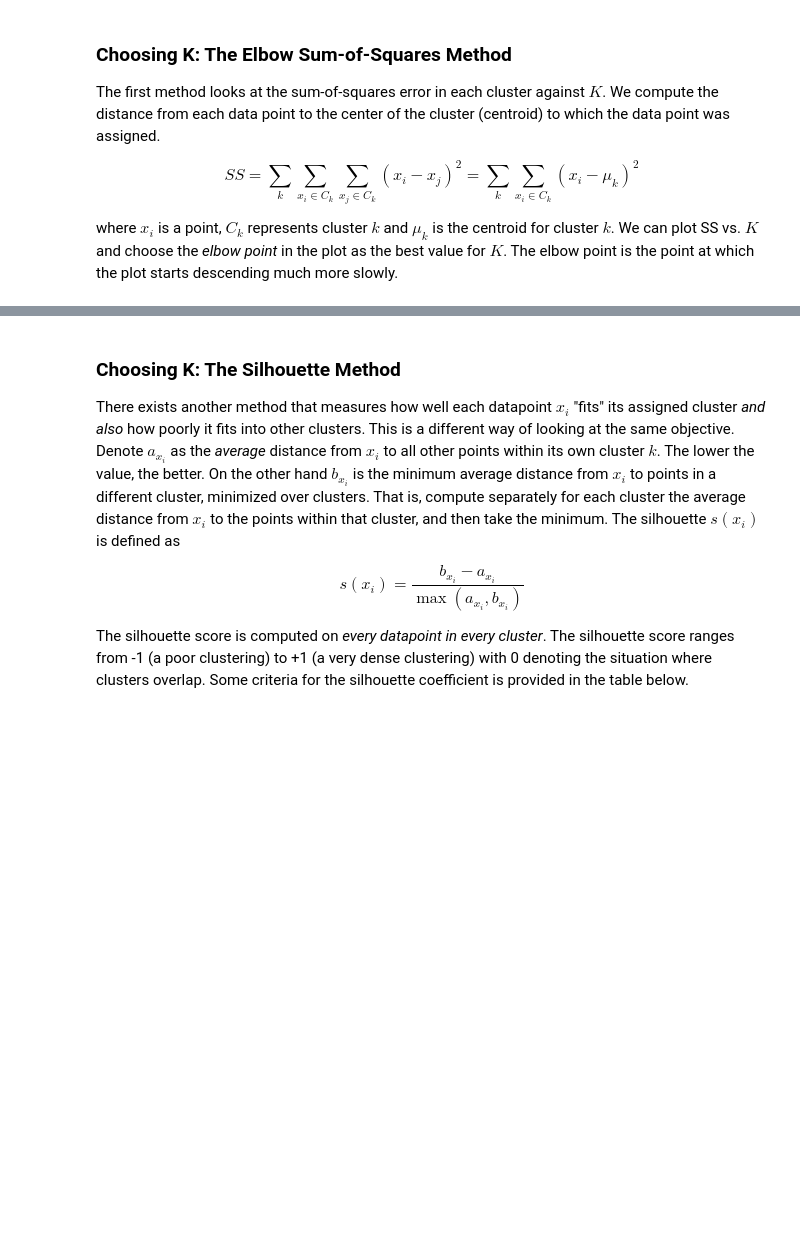
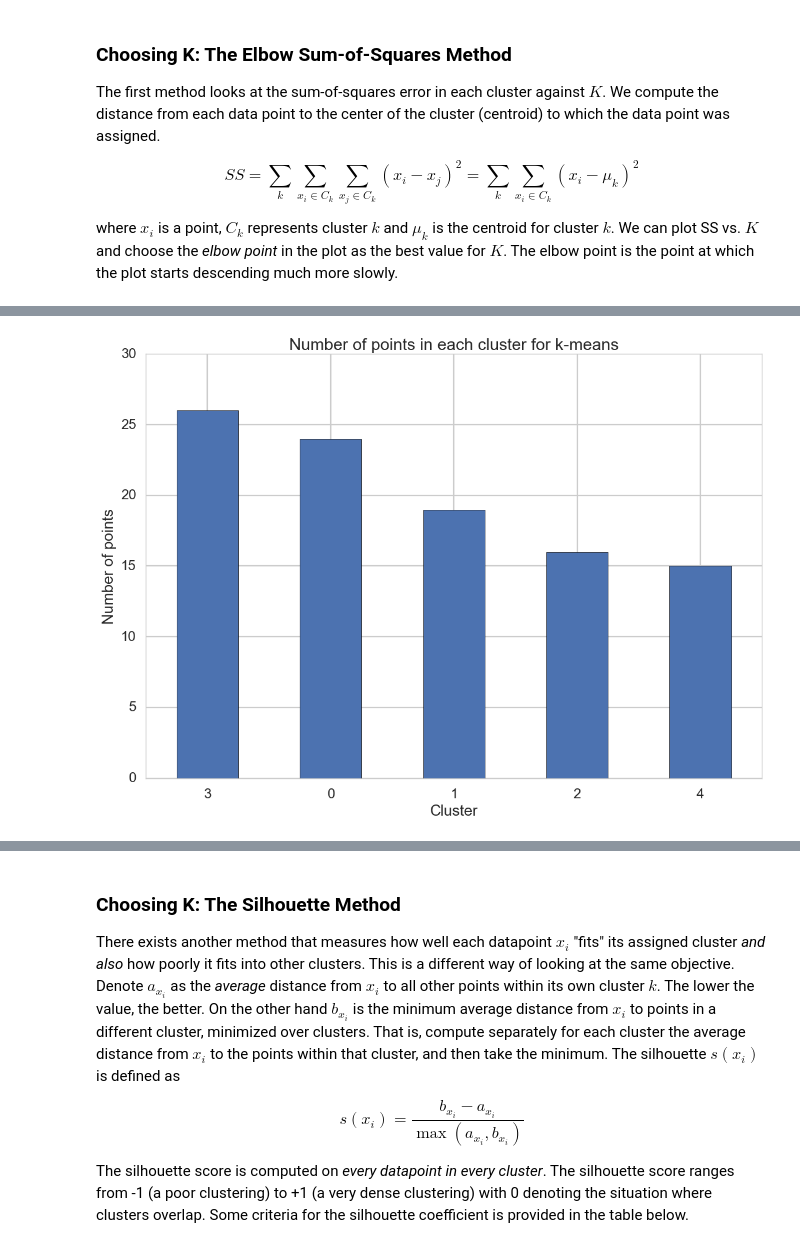
Before and after one commit to TancyKao/SP_miniProjs, a Jupyter notebook: Mini_Project_Clustering_Result.ipynb, the cells around one changed output, grey strips where cells are left out. Drawn from its saved outputs; the diff is of its cells as text; code cells hidden in the pictures; blank space fills up the shorter version.

```diff
--- a/Mini_Project_Clustering_Result.ipynb
+++ b/Mini_Project_Clustering_Result.ipynb
@@ -62,0 +61,10 @@ df.head()
+# %%
+## join the offers and transactions table
+df = pd.merge(df_offers, df_transactions)
+
+## create a "pivot table" which will give us
+## the number of times each customer responded to a given offer
+matrix = df.pivot_table(index=['customer_name'], columns=['offer_id'], values='n')
+## fill NAN as 0 and treat columns as index
+matrix = matrix.fillna(0).reset_index()
+matrix.head()
@@ -72,10 +88,3 @@ The first method looks at the sum-of-squares error in each cluster against $K$.
 $$SS = \sum_k \sum_{x_i \in C_k} \sum_{x_j \in C_k} \left( x_i - x_j \right)^2 = \sum_k \sum_{x_i \in C_k} \left( x_i - \mu_k \right)^2$$
 
 where $x_i$ is a point, $C_k$ represents cluster $k$ and $\mu_k$ is the centroid for cluster $k$. We can plot SS vs. $K$ and choose the *elbow point* in the plot as the best value for $K$. The elbow point is the point at which the plot starts descending much more slowly.
-# %%
-# fill nan as 0
-df = df.fillna(0)
-
-# select columns contain 1
-x_cols = df.columns[1:]
-matrix = np.matrix(df[x_cols])
@@ -101,0 +105,27 @@ Name: cluster, dtype: int64
+# %%
+from sklearn.cluster import KMeans
+
+
+# slice matrix to contain 0 and 1 dataframe
+submatrix = matrix[matrix.columns[2:]]
+kms = KMeans(n_clusters=5, random_state=42)
+kms.fit(submatrix)
+
+# get cluster assignment labels
+labels = kms.labels_
+
+# format results as a DataFrame
+matrix['cluster'] = pd.DataFrame([labels]).T
+
+# count clusters
+results = matrix.cluster.value_counts()
+
+
+results.plot(kind='bar')
+plt.title("Number of points in each cluster for k-means")
+plt.xlabel("Cluster")
+plt.ylabel("Number of points")
+plt.xticks(rotation=0)
+plt.show()
+# %% [output]
+[figure, added]
```
Also changed, not shown: parts of 24 cells of this notebook.
